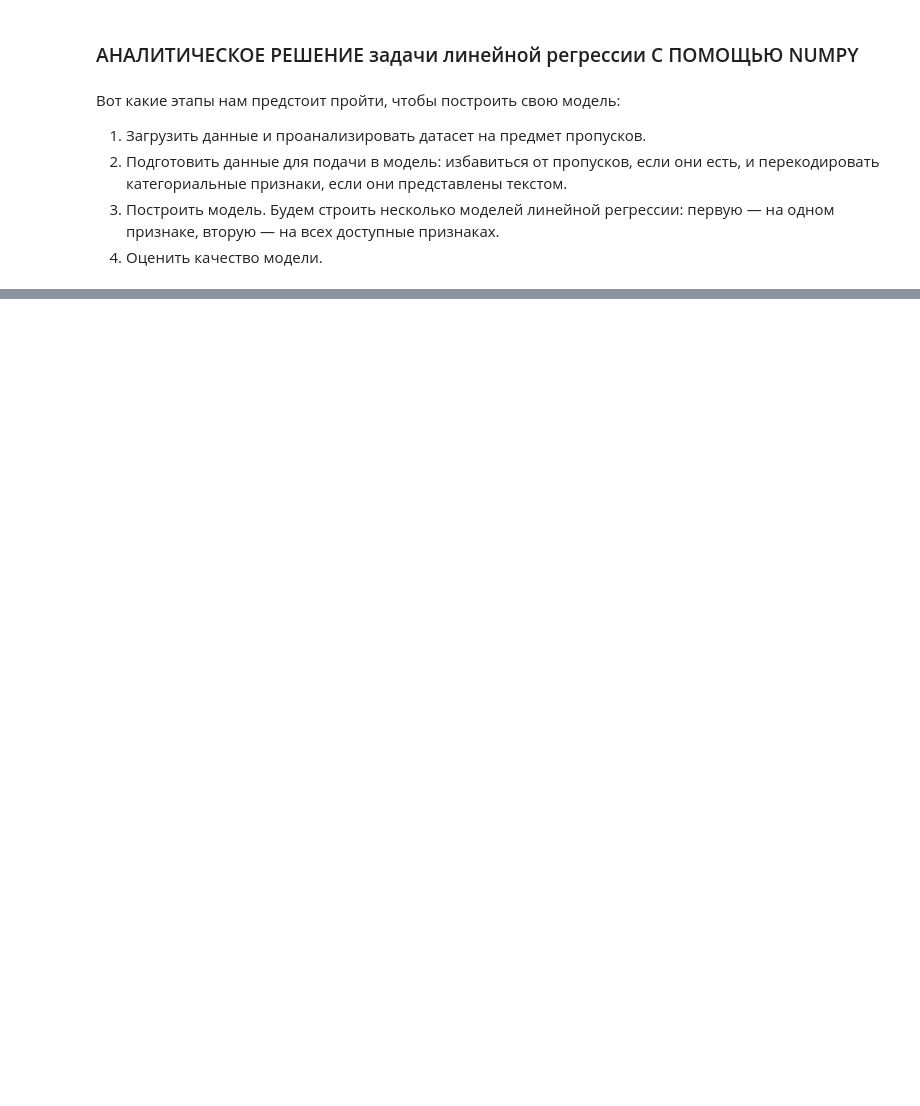
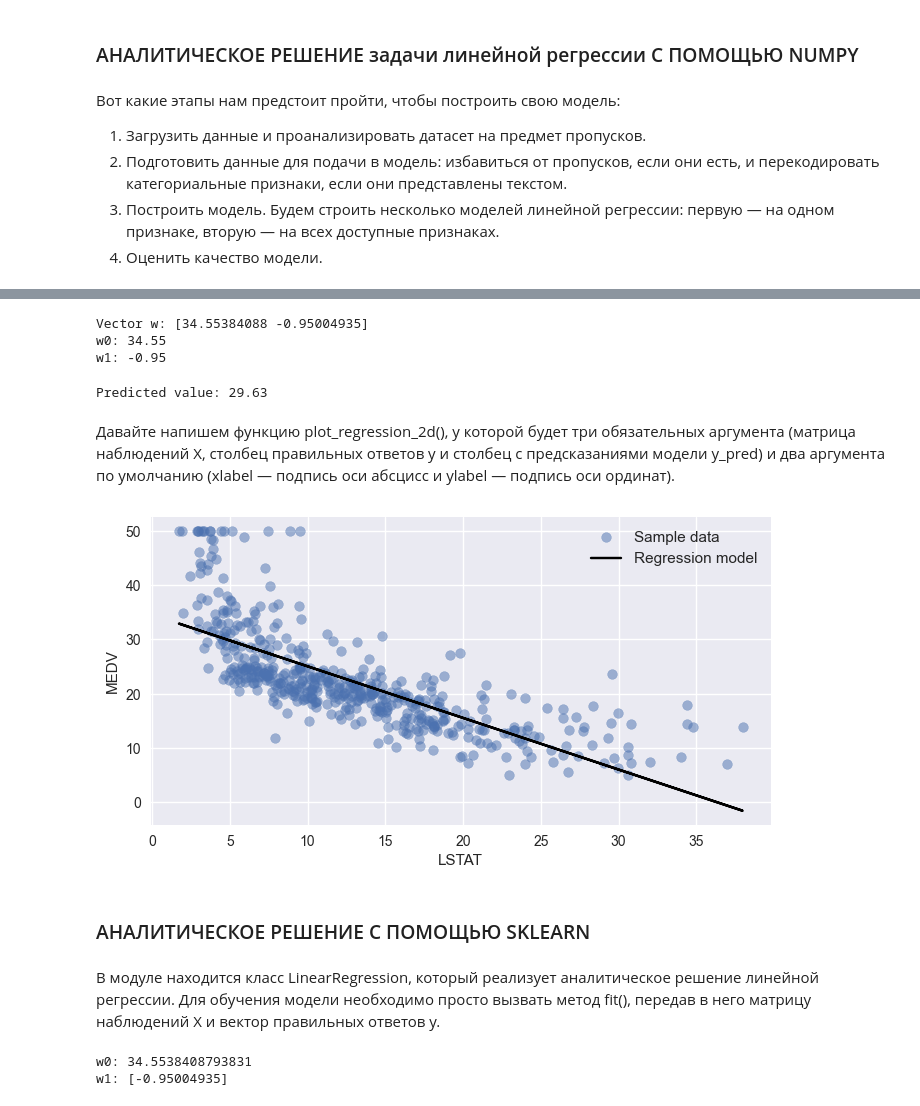
Before and after one commit to killri/sf_data_science, a Jupyter notebook: SF_DS_course_theory_and_practice/ML-2-regression/ml2-theory.ipynb, the cells around one changed output, grey strips where cells are left out. Saved outputs shown, nothing was run; the diff lists cells and outputs as text; code cells hidden in the pictures; blank space fills up the shorter version.

```diff
--- a/SF_DS_course_theory_and_practice/ML-2-regression/ml2-theory.ipynb
+++ b/SF_DS_course_theory_and_practice/ML-2-regression/ml2-theory.ipynb
@@ -25,0 +119,54 @@ The Boston housing prices dataset has an ethical problem: as
+# %%
+def linear_regression(X, y):
+    #Создаём вектор из единиц
+    ones = np.ones(X.shape[0])
+    #Добавляем вектор к таблице первым столбцом
+    X = np.column_stack([ones, X])
+    #Вычисляем обратную матрицу Q (@ - это матричное умножение)
+    Q = np.linalg.inv(X.T @ X)
+    #Вычисляем вектор коэффициентов
+    w = Q @ X.T @ y
+    return w
+# %%
+#Вычисляем параметры линейной регрессии
+w = linear_regression(X, y)
+#Выводим вычисленные значения параметров в виде вектора
+print('Vector w: {}'.format(w))
+#Выводим параметры с точностью до двух знаков после запятой
+print('w0: {:.2f}'.format(w[0]))
+print('w1: {:.2f}'.format(w[1]))
+# Vector w: [34.55384088 -0.95004935]
+# w0: 34.55
+# w1: -0.95
+# %% [output]
+Vector w: [34.55384088 -0.95004935]
+w0: 34.55
+w1: -0.95
+# %%
+#Задаём процент низкостатусного населения
+x_example = 5.18
+#Делаем предсказание
+y_predict = w[0] + w[1] * x_example
+print('Predicted value: {:.2f}'.format(float(y_predict)))
+#Predicted value: 29.63
+# %% [output]
+Predicted value: 29.63
+# %% [markdown]
+Давайте напишем функцию plot_regression_2d(), у которой будет три обязательных аргумента (матрица наблюдений X, столбец правильных ответов y и столбец с предсказаниями модели y_pred) и два аргумента по умолчанию (xlabel — подпись оси абсцисс и ylabel — подпись оси ординат).
+# %%
+def plot_regression_2d(X, y_true, y_predict, xlabel='LSTAT', ylabel='MEDV'):
+    fig, ax = plt.subplots(figsize=(8, 4)) #фигура + координатная плоскость
+    ax.scatter(X, y_true, alpha=0.5, label='Sample data') #диаграмма рассеяния
+    ax.plot(X, y_predict, color='black', label='Regression model') #линейный график
+    ax.set_xlabel(xlabel) #название оси абсцисс
+    ax.set_ylabel(ylabel) #название оси ординат
+    ax.legend(facecolor='white', fontsize=11) #легенда
+# %%
+#Делаем предсказание для всех объектов из таблицы
+y_predict = w[0] + w[1] * X
+#Строим визуализацию
+plot_regression_2d(X, y, y_predict)
+# %% [output]
+[figure, added]
+# %% [markdown]
+### АНАЛИТИЧЕСКОЕ РЕШЕНИЕ С ПОМОЩЬЮ SKLEARN
@@ -25,0 +175,16 @@ The Boston housing prices dataset has an ethical problem: as
+# %% [markdown]
+В модуле находится класс LinearRegression, который реализует аналитическое решение линейной регрессии. Для обучения модели необходимо просто вызвать метод fit(), передав в него матрицу наблюдений X и вектор правильных ответов y.
+# %%
+#Создаём объект класса LinearRegression
+lr_lstat = linear_model.LinearRegression()
+#Обучаем модель — ищем параметры по МНК
+lr_lstat.fit(X, y)
+
+print('w0: {}'.format(lr_lstat.intercept_)) #свободный член w0
+print('w1: {}'.format(lr_lstat.coef_)) #остальные параметры модели w1, w2, ..., wm
+
+# w0: 34.55384087938311
+# w1: [-0.95004935]
+# %% [output]
+w0: 34.5538408793831
+w1: [-0.95004935]
```
Also changed, not shown: parts of 117 cells of this notebook, 2 other files.
